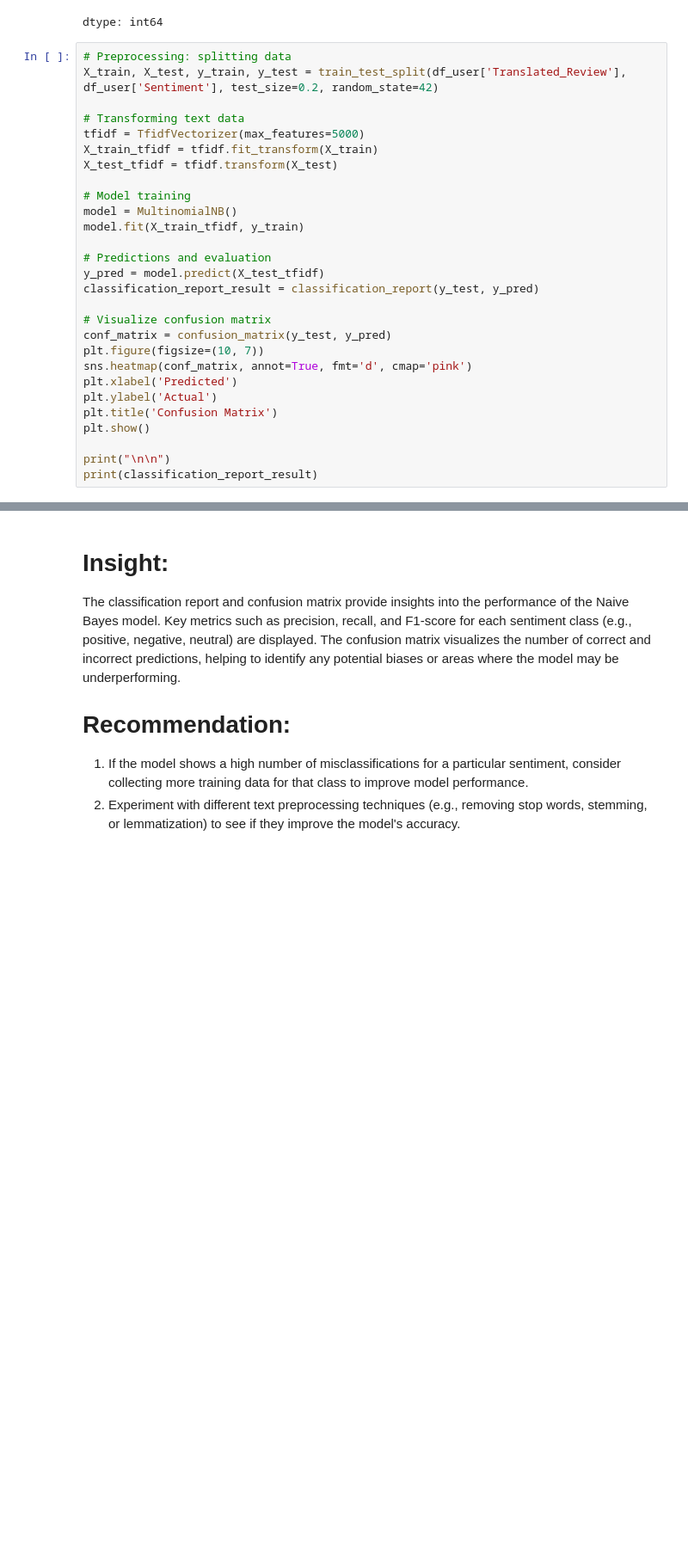
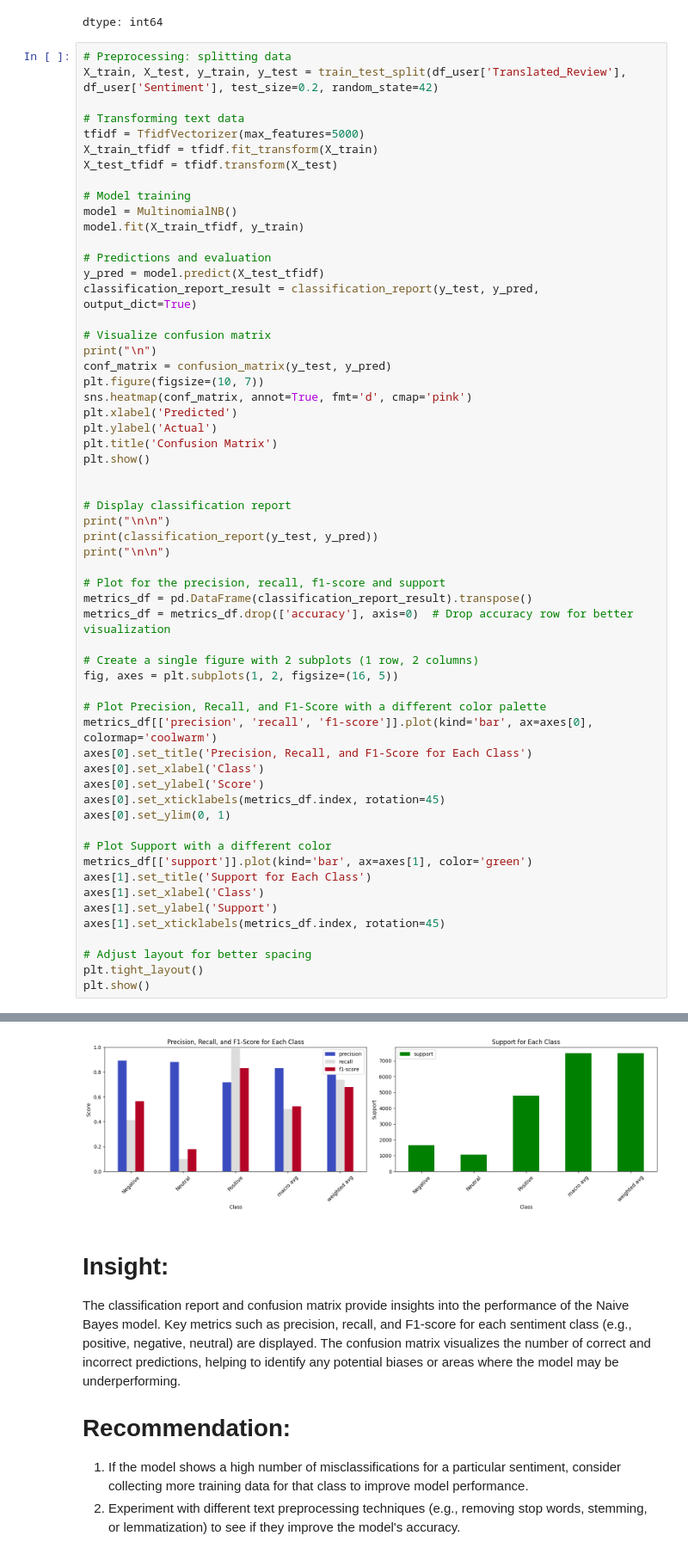
Before and after one commit to Adukemi/OASIS_INFOBYTE, a Jupyter notebook: Project4_L1.ipynb, the cells around one changed output, grey strips where cells are left out. Shown at 86% size. Drawn from its saved outputs; the diff is of its cells as text; blank space fills up the shorter version.

```diff
--- a/Project4_L1.ipynb
+++ b/Project4_L1.ipynb
@@ -85,35 +85,66 @@ X_train_tfidf = tfidf.fit_transform(X_train)
 X_test_tfidf = tfidf.transform(X_test)
 
 # Model training
 model = MultinomialNB()
 model.fit(X_train_tfidf, y_train)
 
 # Predictions and evaluation
 y_pred = model.predict(X_test_tfidf)
-classification_report_result = classification_report(y_test, y_pred)
+classification_report_result = classification_report(y_test, y_pred, output_dict=True)
 
 # Visualize confusion matrix
+print("\n")
 conf_matrix = confusion_matrix(y_test, y_pred)
 plt.figure(figsize=(10, 7))
 sns.heatmap(conf_matrix, annot=True, fmt='d', cmap='pink')
 plt.xlabel('Predicted')
 plt.ylabel('Actual')
 plt.title('Confusion Matrix')
 plt.show()
 
+
+# Display classification report
 print("\n\n")
-print(classification_report_result)
+print(classification_report(y_test, y_pred))
+print("\n\n")
+
+# Plot for the precision, recall, f1-score and support
+metrics_df = pd.DataFrame(classification_report_result).transpose()
+metrics_df = metrics_df.drop(['accuracy'], axis=0)  # Drop accuracy row for better visualization
+
+# Create a single figure with 2 subplots (1 row, 2 columns)
+fig, axes = plt.subplots(1, 2, figsize=(16, 5))
+
+# Plot Precision, Recall, and F1-Score with a different color palette
+metrics_df[['precision', 'recall', 'f1-score']].plot(kind='bar', ax=axes[0], colormap='coolwarm')
+axes[0].set_title('Precision, Recall, and F1-Score for Each Class')
+axes[0].set_xlabel('Class')
+axes[0].set_ylabel('Score')
+axes[0].set_xticklabels(metrics_df.index, rotation=45)
+axes[0].set_ylim(0, 1)
+
+# Plot Support with a different color
+metrics_df[['support']].plot(kind='bar', ax=axes[1], color='green')
+axes[1].set_title('Support for Each Class')
+axes[1].set_xlabel('Class')
+axes[1].set_ylabel('Support')
+axes[1].set_xticklabels(metrics_df.index, rotation=45)
+
+# Adjust layout for better spacing
+plt.tight_layout()
+plt.show()
 # %% [output]
 [figure]
               precision    recall  f1-score   support
 
     Negative       0.89      0.41      0.56      1653
      Neutral       0.88      0.10      0.18      1049
     Positive       0.72      0.99      0.83      4784
 
     accuracy                           0.74      7486
    macro avg       0.83      0.50      0.52      7486
 weighted avg       0.78      0.74      0.68      7486
+[figure, added]
 # %% [markdown]
 # **Insight:**
 The classification report and confusion matrix provide insights into the performance of the Naive Bayes model. Key metrics such as precision, recall, and F1-score for each sentiment class (e.g., positive, negative, neutral) are displayed. The confusion matrix visualizes the number of correct and incorrect predictions, helping to identify any potential biases or areas where the model may be underperforming.
```
Also changed, not shown: parts of 2 cells of this notebook.
